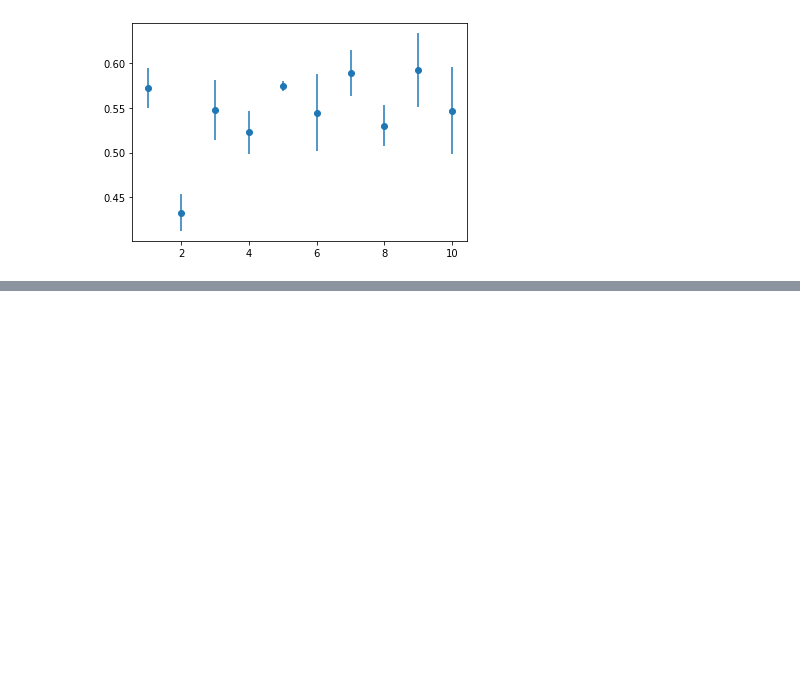
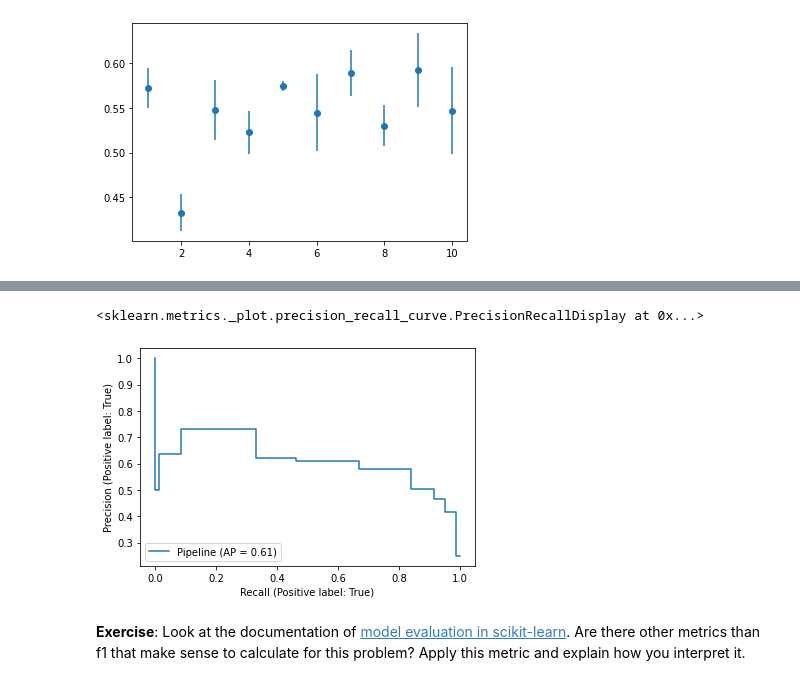
Before and after one commit to esciencecenter-digital-skills/SICSS-odissei-machine-learning, a Jupyter notebook: notebooks/4-CrossValidation.ipynb, the cells around one changed output, grey strips where cells are left out. Drawn from its saved outputs; the diff is of its cells as text; code cells hidden in the pictures; blank space fills up the shorter version.

```diff
--- a/notebooks/4-CrossValidation.ipynb
+++ b/notebooks/4-CrossValidation.ipynb
@@ -108,0 +155,8 @@ Some machine learning models, such as Random Forests or Linear Regression, allow
+# %%
+sklearn.metrics.PrecisionRecallDisplay.from_estimator(best_model, X_test, y_test)
+# %% [output]
+<sklearn.metrics._plot.precision_recall_curve.PrecisionRecallDisplay at 0x...>
+[figure, added]
+# %% [markdown]
+**Exercise**:
+Look at the documentation of [model evaluation in scikit-learn](https://scikit-learn.org/stable/modules/model_evaluation.html#). Are there other metrics than f1 that make sense to calculate for this problem? Apply this metric and explain how you interpret it.
```
Also changed, not shown: parts of 12 cells of this notebook.
